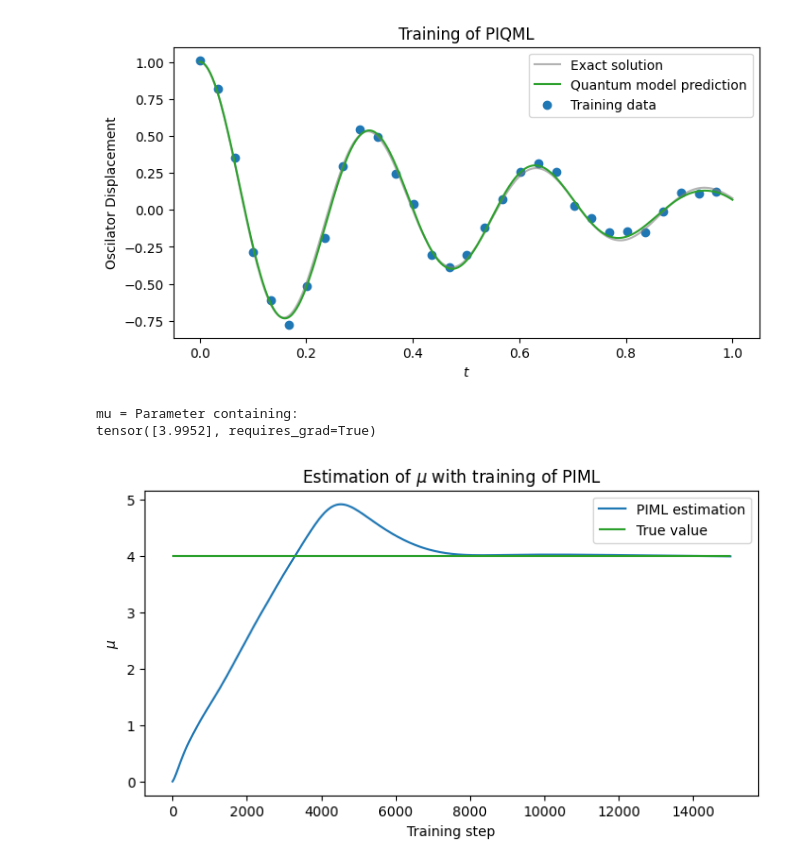
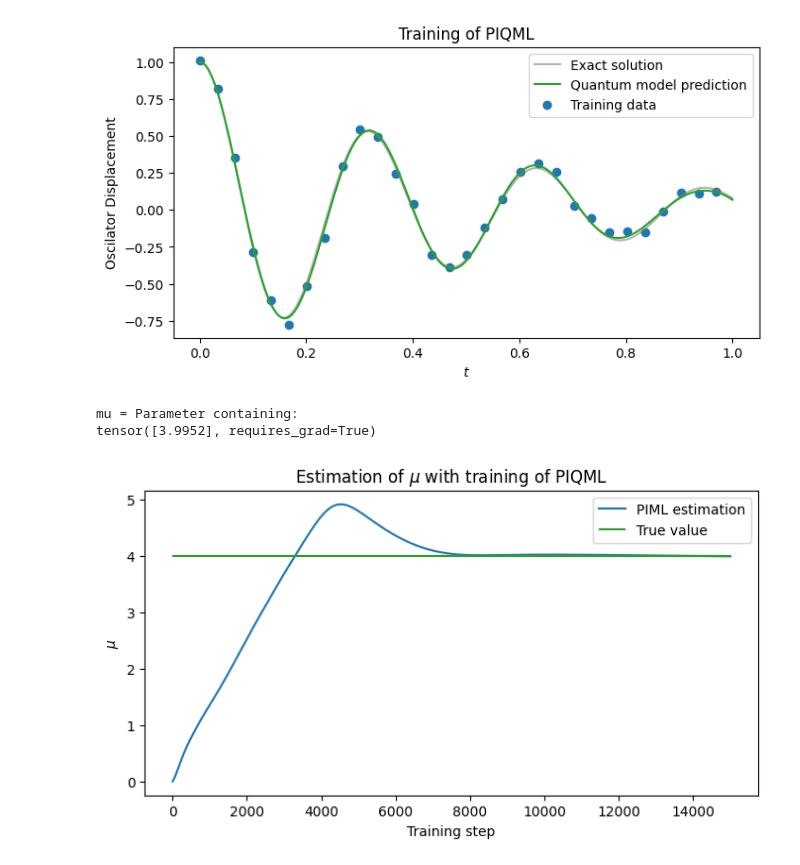
Before and after one commit to NNCT2904/harmonic-oscillator-pinn, a Jupyter notebook: PIQML_simulator.ipynb, the cells around one changed output. Cells and saved outputs as stored; diff of their text form; code cells hidden in the pictures.

```diff
--- a/PIQML_simulator.ipynb
+++ b/PIQML_simulator.ipynb
@@ -148,15 +148,15 @@ plot_result(
 # %%
 print(f'mu = {mu}')
 
 plt.figure(figsize=(8,4))
-plt.title("Estimation of $\mu$ with training of PIML")
+plt.title("Estimation of $\mu$ with training of PIQML")
 plt.plot(all_mus, label="PIML estimation")
 plt.hlines(2*d, 0, len(all_mus), label="True value", color="tab:green")
 plt.legend(loc='best')
 plt.xlabel("Training step")
 plt.ylabel("$\mu$")
 plt.show()
 # %% [output]
 mu = Parameter containing:
 tensor([3.9952], requires_grad=True)
-[figure, old version]
+[figure, new version]
```
Also changed, not shown: parts of 2 cells of this notebook.
